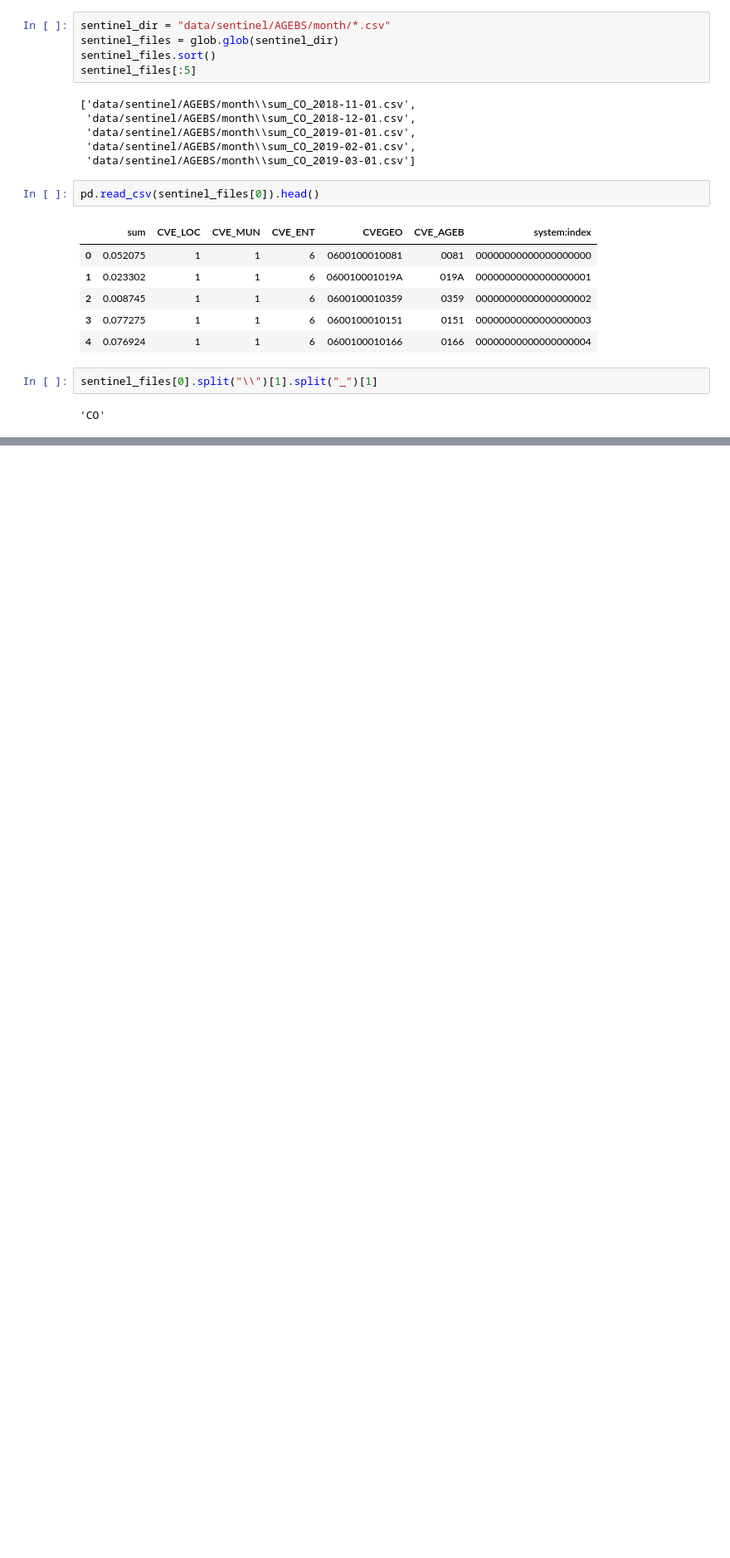
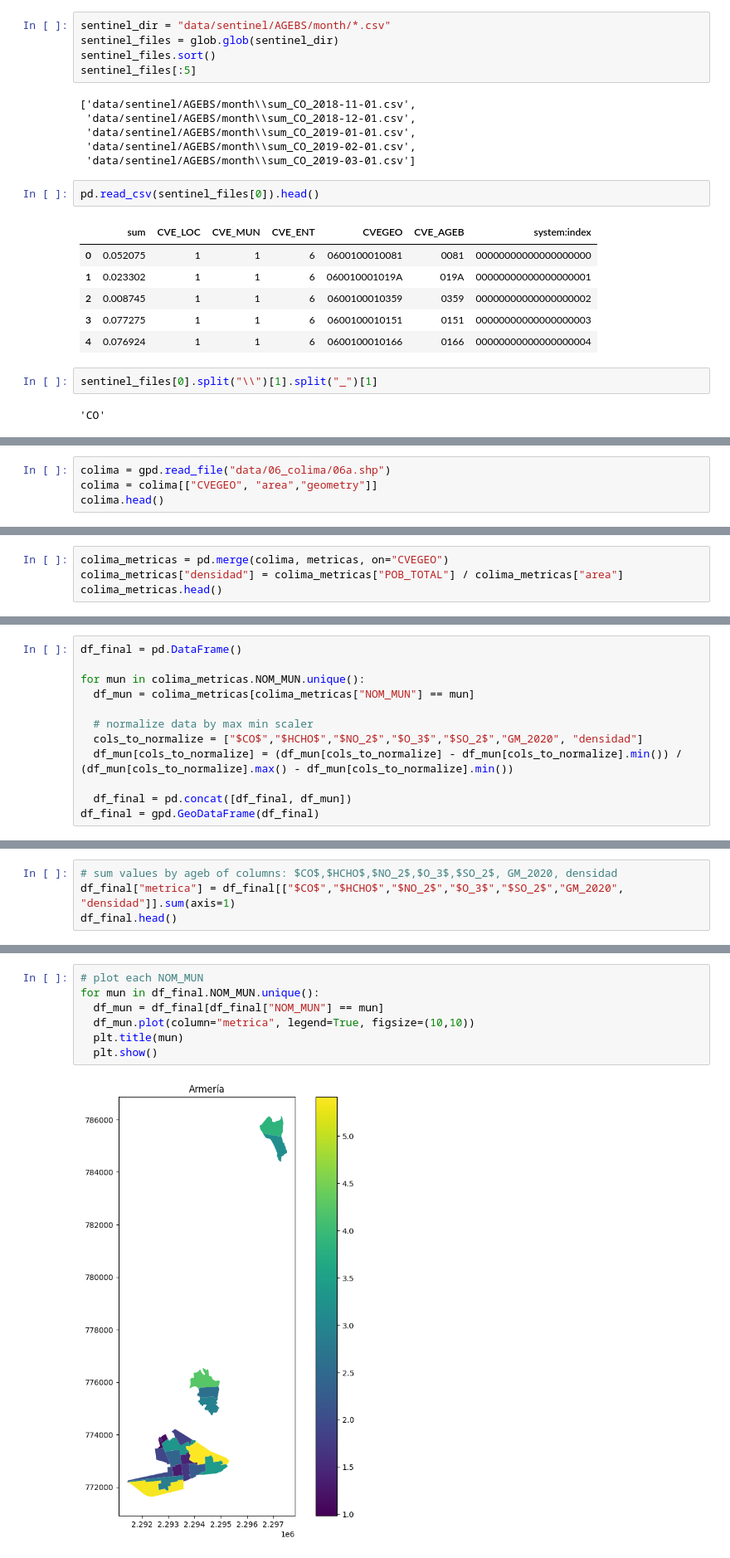
Before and after one commit to pcorner10/pronaces_analisis, a Jupyter notebook: reclasificacion2023.ipynb, the cells around one changed output, grey strips where cells are left out. Shown at 83% size. Drawn from its saved outputs; the diff is of its cells as text; blank space fills up the shorter version.

```diff
--- a/reclasificacion2023.ipynb
+++ b/reclasificacion2023.ipynb
@@ -71,0 +208,4 @@ df_sentinel.head()
+# %%
+colima = gpd.read_file("data/06_colima/06a.shp")
+colima = colima[["CVEGEO", "area","geometry"]]
+colima.head()
@@ -71,0 +219,4 @@ df_sentinel.head()
+# %%
+colima_metricas = pd.merge(colima, metricas, on="CVEGEO")
+colima_metricas["densidad"] = colima_metricas["POB_TOTAL"] / colima_metricas["area"]
+colima_metricas.head()
@@ -71,0 +230,12 @@ df_sentinel.head()
+# %%
+df_final = pd.DataFrame()
+
+for mun in colima_metricas.NOM_MUN.unique():
+  df_mun = colima_metricas[colima_metricas["NOM_MUN"] == mun]
+
+  # normalize data by max min scaler
+  cols_to_normalize = ["$CO$","$HCHO$","$NO_2$","$O_3$","$SO_2$","GM_2020", "densidad"]
+  df_mun[cols_to_normalize] = (df_mun[cols_to_normalize] - df_mun[cols_to_normalize].min()) / (df_mun[cols_to_normalize].max() - df_mun[cols_to_normalize].min())
+
+  df_final = pd.concat([df_final, df_mun])
+df_final = gpd.GeoDataFrame(df_final)
@@ -71,0 +260,4 @@ df_sentinel.head()
+# %%
+# sum values by ageb of columns: $CO$,$HCHO$,$NO_2$,$O_3$,$SO_2$, GM_2020, densidad
+df_final["metrica"] = df_final[["$CO$","$HCHO$","$NO_2$","$O_3$","$SO_2$","GM_2020", "densidad"]].sum(axis=1)
+df_final.head()
@@ -71,0 +271,9 @@ df_sentinel.head()
+# %%
+# plot each NOM_MUN
+for mun in df_final.NOM_MUN.unique():
+  df_mun = df_final[df_final["NOM_MUN"] == mun]
+  df_mun.plot(column="metrica", legend=True, figsize=(10,10))
+  plt.title(mun)
+  plt.show()
+# %% [output]
+[figure, added]
```
Also changed, not shown: parts of 20 cells of this notebook, 2 other files.
